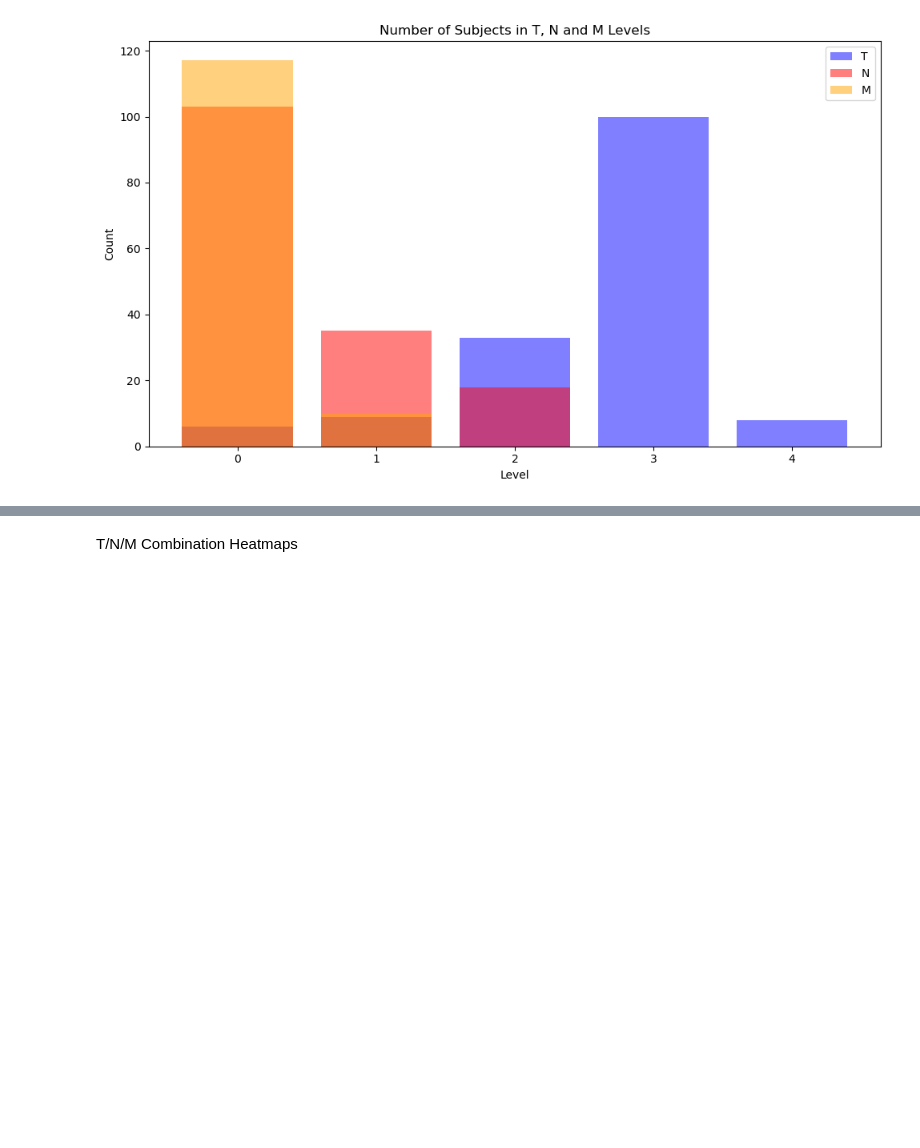
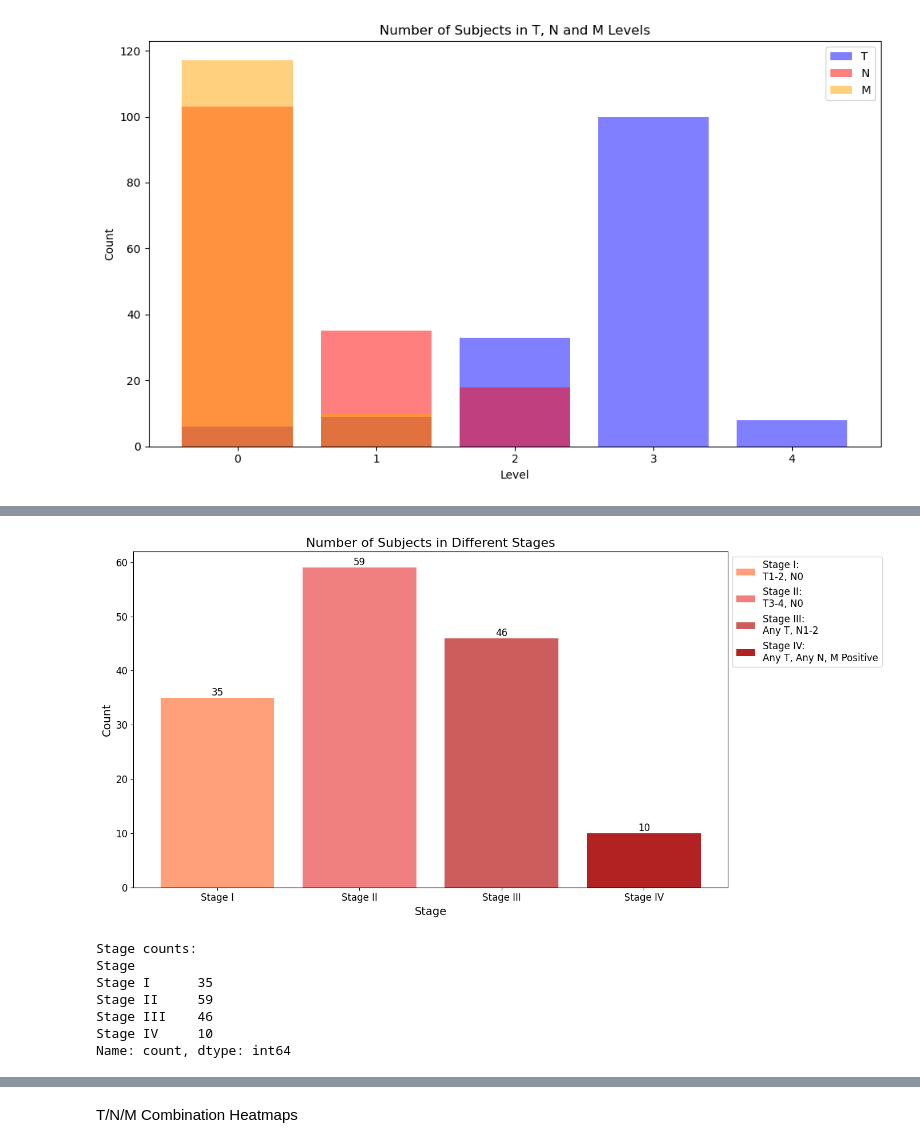
Before and after one commit to RomiGoldner/CRC_Project, a Jupyter notebook: notebooks/CRC_data_embedding_analysis.ipynb, the cells around one changed output, grey strips where cells are left out. Saved outputs shown, nothing was run; the diff lists cells and outputs as text; code cells hidden in the pictures; blank space fills up the shorter version.

```diff
--- a/notebooks/CRC_data_embedding_analysis.ipynb
+++ b/notebooks/CRC_data_embedding_analysis.ipynb
@@ -144,0 +161,70 @@ plt.show()
+# %%
+# Function to determine the stage
+def get_stage(T, N, M):
+    if M == 1:
+        return 'Stage IV'
+    elif N in [1, 2]:
+        return 'Stage III'
+    elif T in [3, 4] and N == 0:
+        return 'Stage II'
+    elif T in [1, 2] and N == 0:
+        return 'Stage I'
+    else:
+        return None
+
+# Group by subject and get the first T, N, and M values for each subject
+grouped = CRC_data_df.groupby('Subject').first()[['T', 'N', 'M']]
+
+# Apply the staging function
+grouped['Stage'] = grouped.apply(lambda row: get_stage(row['T'], row['N'], row['M']), axis=1)
+
+# Count the number of subjects in each stage
+stage_counts = grouped['Stage'].value_counts().sort_index()
+
+# Define colors and labels for each stage
+stage_info = {
+    'Stage I': {'color': '#FFA07A', 'label': 'Stage I:\nT1-2, N0'},
+    'Stage II': {'color': '#F08080', 'label': 'Stage II:\nT3-4, N0'},
+    'Stage III': {'color': '#CD5C5C', 'label': 'Stage III:\nAny T, N1-2'},
+    'Stage IV': {'color': '#B22222', 'label': 'Stage IV:\nAny T, Any N, M Positive'},
+    # 'Unknown': {'color': 'gray', 'label': 'Unknown:\nOther combinations'}
+}
+
+# Create a bar plot with custom colors
+plt.figure(figsize=(14, 7))
+bars = plt.bar(stage_counts.index, stage_counts.values,
+               color=[stage_info[stage]['color'] for stage in stage_counts.index])
+
+plt.title('Number of Subjects in Different Stages', fontsize=16)
+plt.xlabel('Stage', fontsize=14)
+plt.ylabel('Count', fontsize=14)
+
+# Add value labels on top of each bar
+for bar in bars:
+    height = bar.get_height()
+    plt.text(bar.get_x() + bar.get_width()/2., height,
+             f'{height}',
+             ha='center', va='bottom')
+
+# Create legend
+legend_elements = [plt.Rectangle((0,0),1,1, facecolor=info['color'], edgecolor='none', label=info['label'])
+                   for stage, info in stage_info.items() if stage in stage_counts.index]
+
+plt.legend(handles=legend_elements, loc='upper left', bbox_to_anchor=(1, 1))
+
+plt.tight_layout()
+# plt.savefig('/home/ubuntu/CRC_Project/CRC_blood/plots/number_of_subjects_by_stage.png', dpi=1200, bbox_inches='tight')
+plt.show()
+
+# Print the counts
+print("\nStage counts:")
+print(stage_counts)
+# %% [output]
+[figure, added]
+Stage counts:
+Stage
+Stage I      35
+Stage II     59
+Stage III    46
+Stage IV     10
+Name: count, dtype: int64
```
Also changed, not shown: parts of 14 cells of this notebook, 13 other files.
